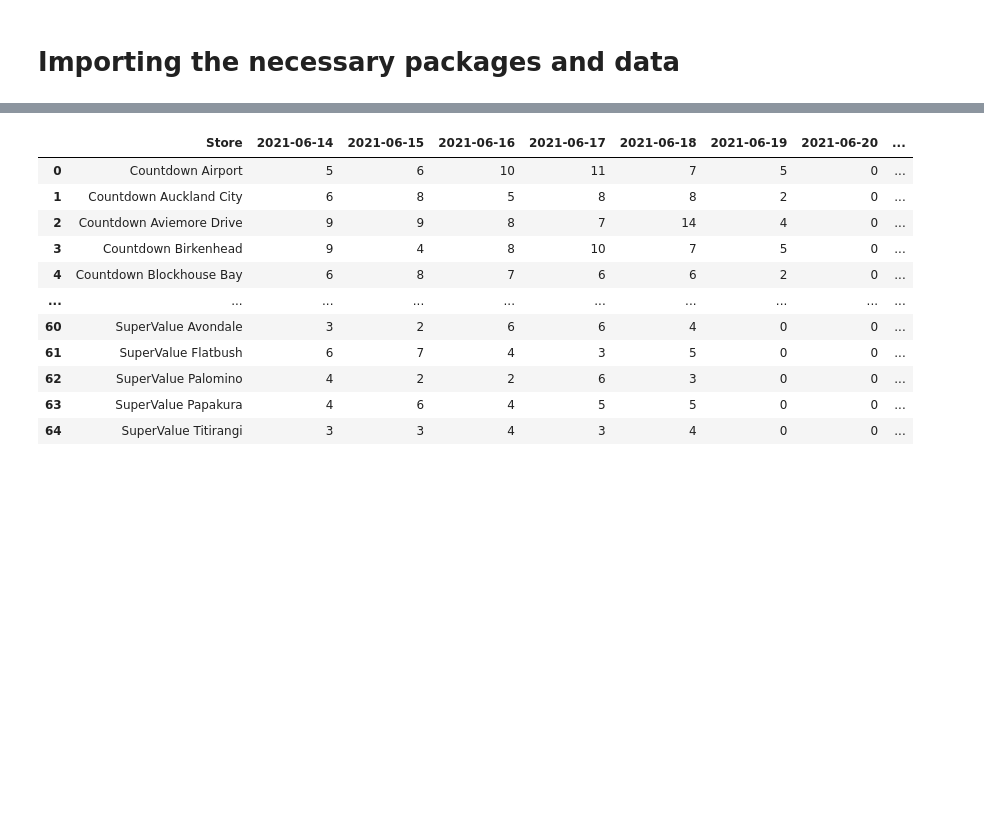
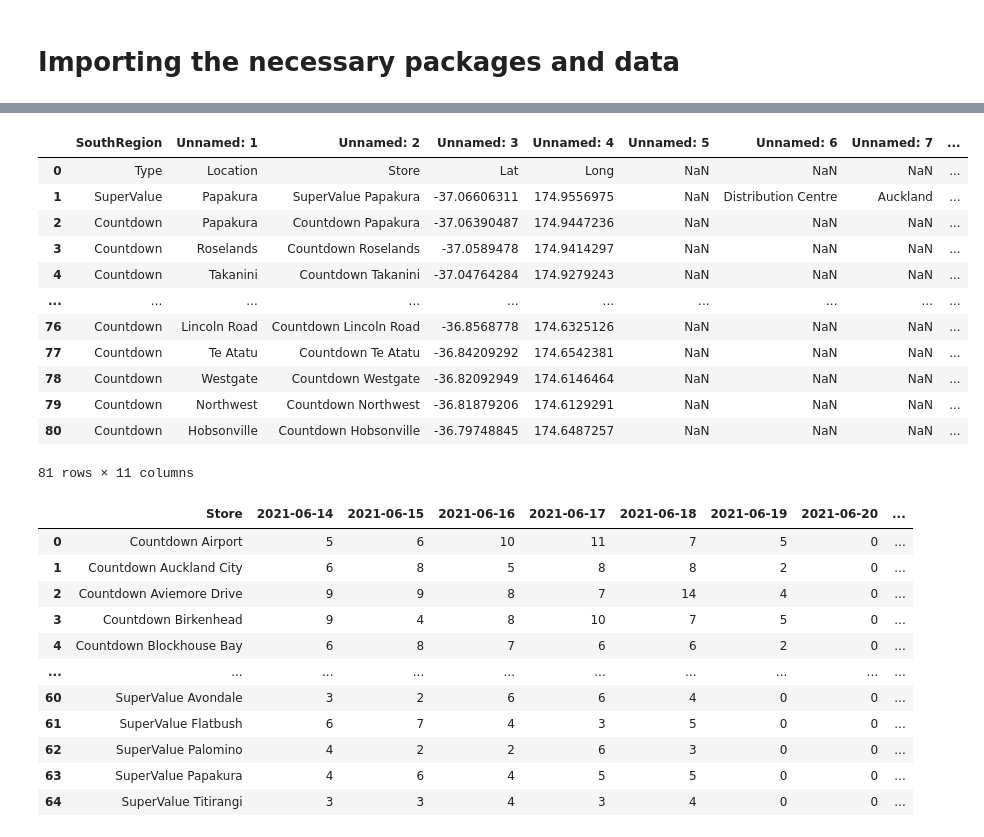
Before and after one commit to stho382/ENGSCI_Group_6_OR, a Jupyter notebook: OR_visualisations.ipynb, the cells around one changed output, grey strips where cells are left out. Drawn from its saved outputs; the diff is of its cells as text; code cells hidden in the pictures; blank space fills up the shorter version.

Commit message:
update location

```diff
--- a/OR_visualisations.ipynb
+++ b/OR_visualisations.ipynb
@@ -35,8 +17,23 @@ import folium
 # %%
 demands_df = pd.read_csv('https://raw.githubusercontent.com/stho382/ENGSCI_Group_6_OR/main/data/WoolworthsDemands.csv')
 distances_df = pd.read_csv('https://raw.githubusercontent.com/stho382/ENGSCI_Group_6_OR/main/data/WoolworthsDistances.csv')
 locations_df = pd.read_csv('https://raw.githubusercontent.com/stho382/ENGSCI_Group_6_OR/main/data/WoolworthsLocations.csv')
 travel_durations_df = pd.read_csv('https://raw.githubusercontent.com/stho382/ENGSCI_Group_6_OR/main/data/WoolworthsTravelDurations.csv')
+locations_df
+# %% [output]
+|  | SouthRegion | Unnamed: 1 | Unnamed: 2 | Unnamed: 3 | Unnamed: 4 | Unnamed: 5 | Unnamed: 6 | Unnamed: 7 | ... |
+| 0 | Type | Location | Store | Lat | Long | NaN | NaN | NaN | ... |
+| 1 | SuperValue | Papakura | SuperValue Papakura | -37.06606311 | 174.9556975 | NaN | Distribution Centre | Auckland | ... |
+| 2 | Countdown | Papakura | Countdown Papakura | -37.06390487 | 174.9447236 | NaN | NaN | NaN | ... |
+| 3 | Countdown | Roselands | Countdown Roselands | -37.0589478 | 174.9414297 | NaN | NaN | NaN | ... |
+| 4 | Countdown | Takanini | Countdown Takanini | -37.04764284 | 174.9279243 | NaN | NaN | NaN | ... |
+| ... | ... | ... | ... | ... | ... | ... | ... | ... | ... |
+| 76 | Countdown | Lincoln Road | Countdown Lincoln Road | -36.8568778 | 174.6325126 | NaN | NaN | NaN | ... |
+| 77 | Countdown | Te Atatu | Countdown Te Atatu | -36.84209292 | 174.6542381 | NaN | NaN | NaN | ... |
+| 78 | Countdown | Westgate | Countdown Westgate | -36.82092949 | 174.6146464 | NaN | NaN | NaN | ... |
+| 79 | Countdown | Northwest | Countdown Northwest | -36.81879206 | 174.6129291 | NaN | NaN | NaN | ... |
+| 80 | Countdown | Hobsonville | Countdown Hobsonville | -36.79748845 | 174.6487257 | NaN | NaN | NaN | ... |
+81 rows × 11 columns
 # %%
 demands_df
 # %% [output]
```
Also changed, not shown: parts of 4 cells of this notebook, 2 other files.
